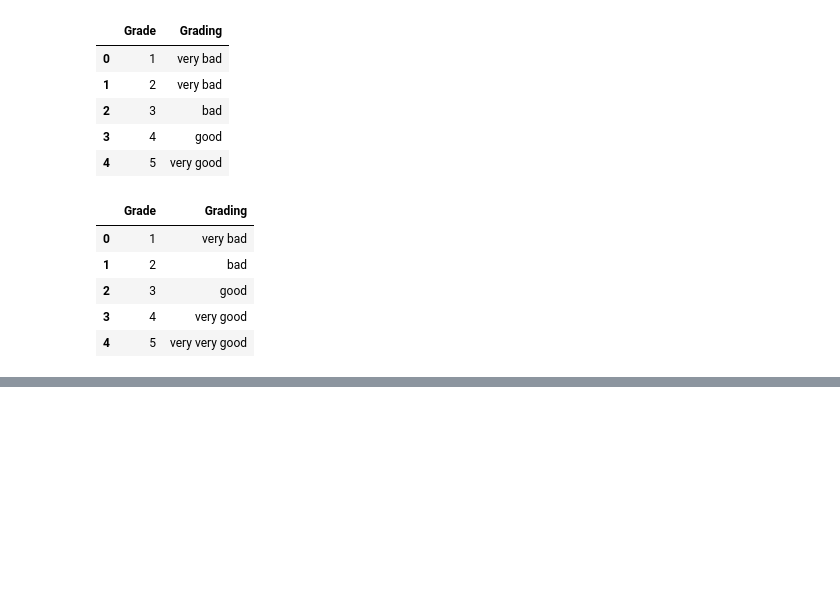
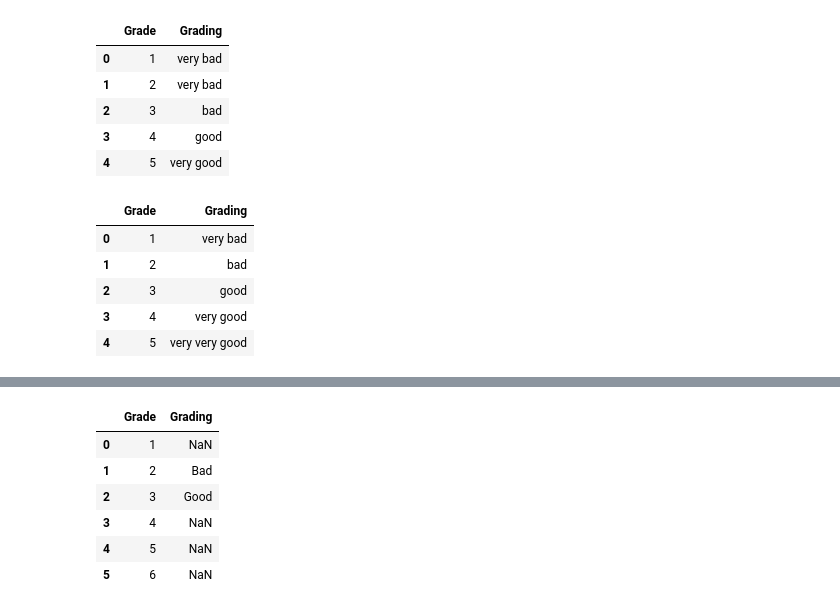
Before and after one commit to Mubeen-Ahmad/ML, a Jupyter notebook: 2_Preprocessing/5_Encoding_Numerical_Features_(Discretization_and_Binarization)/3_Discretization_(Binning)_(Custom).ipynb, the cells around one changed output, grey strips where cells are left out. Saved outputs shown, nothing was run; the diff lists cells and outputs as text; code cells hidden in the pictures; blank space fills up the shorter version.

```diff
--- a/2_Preprocessing/5_Encoding_Numerical_Features_(Discretization_and_Binarization)/3_Discretization_(Binning)_(Custom).ipynb
+++ b/2_Preprocessing/5_Encoding_Numerical_Features_(Discretization_and_Binarization)/3_Discretization_(Binning)_(Custom).ipynb
@@ -182,0 +200,10 @@ custom([1,2,3,4,5],5,["very bad","bad","good","very good","very very good"])
+# %%
+bins_custom([1,2,3,4,5,6],[1,2,3],["Bad","Good"])
+# %% [output]
+|  | Grade | Grading |
+| 0 | 1 | NaN |
+| 1 | 2 | Bad |
+| 2 | 3 | Good |
+| 3 | 4 | NaN |
+| 4 | 5 | NaN |
+| 5 | 6 | NaN |
```
Also changed, not shown: parts of 7 cells of this notebook.
